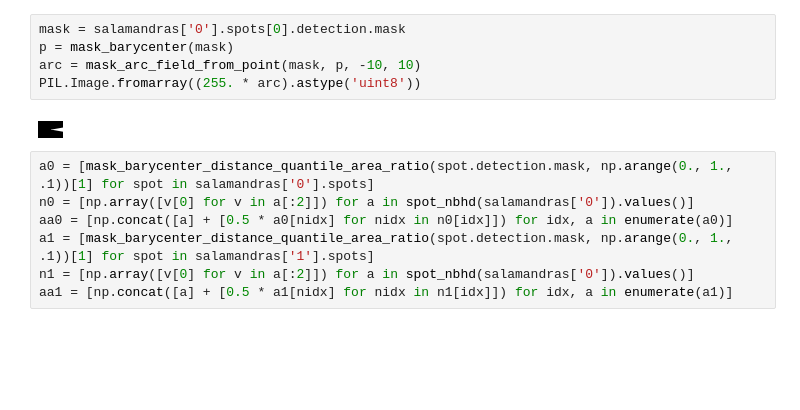
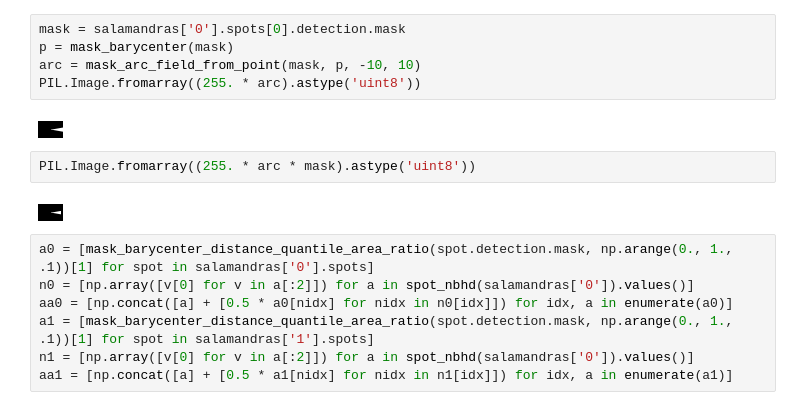
Before and after one commit to pavelkov/slmndr, a Jupyter notebook: notebooks/nbhd.ipynb, the cells around one changed output. Cells and saved outputs as stored; diff of their text form; blank space fills up the shorter version.

```diff
--- a/notebooks/nbhd.ipynb
+++ b/notebooks/nbhd.ipynb
@@ -29,6 +29,10 @@ arc = mask_arc_field_from_point(mask, p, -10, 10)
 PIL.Image.fromarray((255. * arc).astype('uint8'))
 # %% [output]
 [figure]
+# %%
+PIL.Image.fromarray((255. * arc * mask).astype('uint8'))
+# %% [output]
+[figure, added]
 # %%
 a0 = [mask_barycenter_distance_quantile_area_ratio(spot.detection.mask, np.arange(0., 1., .1))[1] for spot in salamandras['0'].spots]
 n0 = [np.array([v[0] for v in a[:2]]) for a in spot_nbhd(salamandras['0']).values()]
```
Also changed, not shown: 1 other file.
